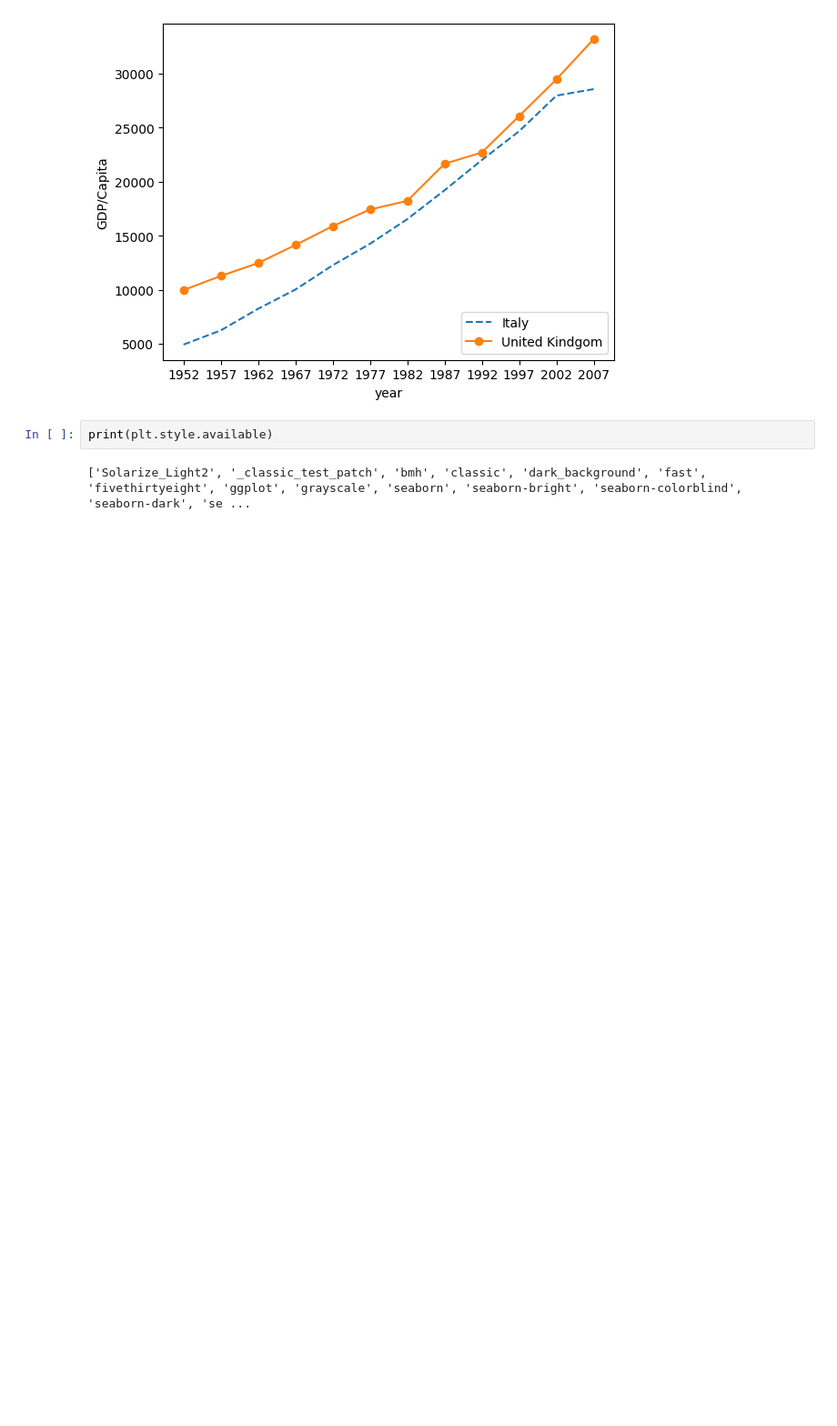
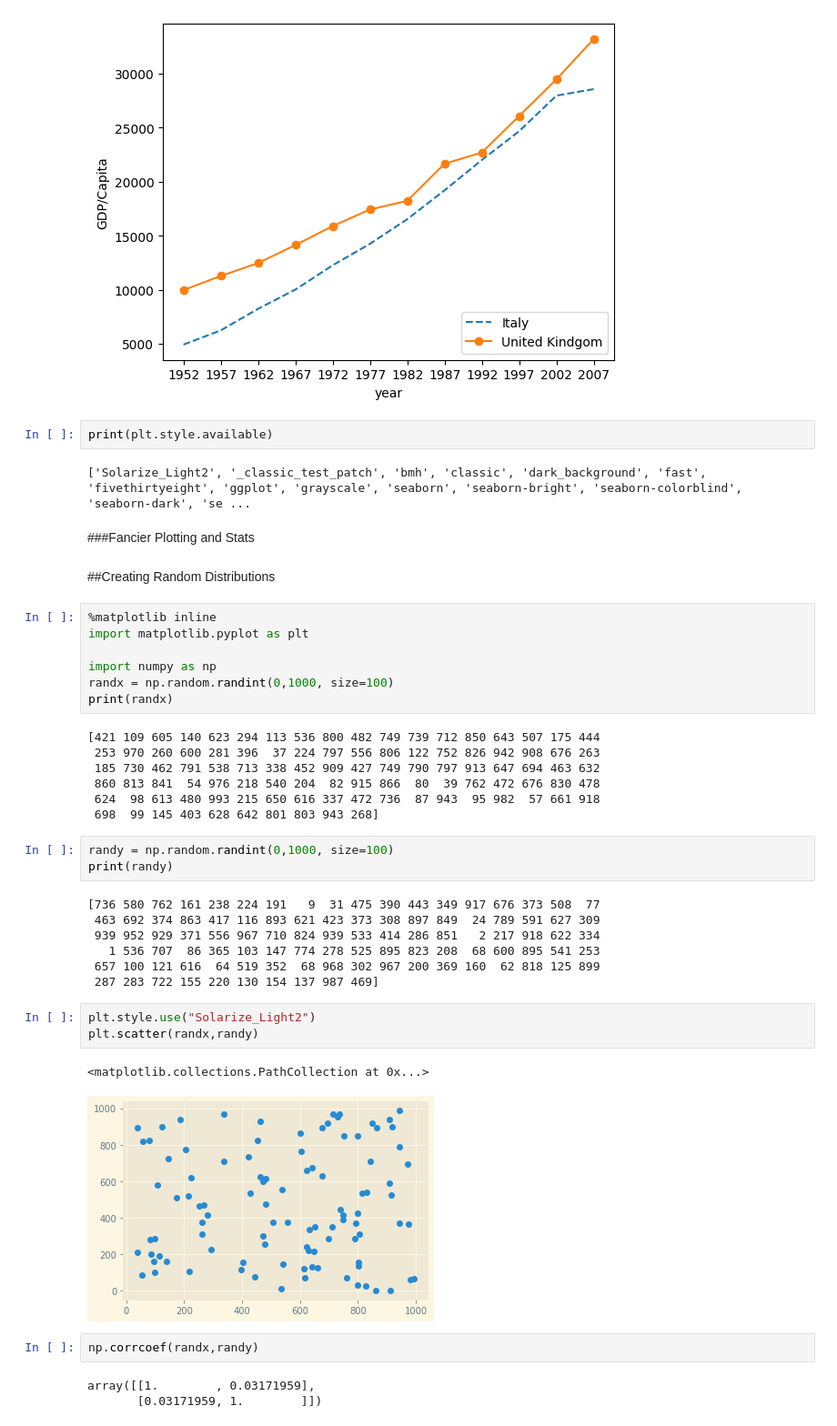
Before and after one commit to Matt9120/PracComp2022, a Jupyter notebook: PracComp2022.ipynb, the cells around one changed output. Shown: that part at 91% size. Cells and saved outputs as stored; diff of their text form; blank space fills up the shorter version.

Commit message:
Learning Graphs

```diff
--- a/PracComp2022.ipynb
+++ b/PracComp2022.ipynb
@@ -612,3 +612,42 @@ plt.legend(loc='lower right')
 print(plt.style.available)
 # %% [output]
 ['Solarize_Light2', '_classic_test_patch', 'bmh', 'classic', 'dark_background', 'fast', 'fivethirtyeight', 'ggplot', 'grayscale', 'seaborn', 'seaborn-bright', 'seaborn-colorblind', 'seaborn-dark', 'se ...
+# %% [markdown]
+###Fancier Plotting and Stats
+# %% [markdown]
+##Creating Random Distributions
+# %%
+%matplotlib inline
+import matplotlib.pyplot as plt
+
+import numpy as np
+randx = np.random.randint(0,1000, size=100)
+print(randx)
+# %% [output]
+[421 109 605 140 623 294 113 536 800 482 749 739 712 850 643 507 175 444
+ 253 970 260 600 281 396  37 224 797 556 806 122 752 826 942 908 676 263
+ 185 730 462 791 538 713 338 452 909 427 749 790 797 913 647 694 463 632
+ 860 813 841  54 976 218 540 204  82 915 866  80  39 762 472 676 830 478
+ 624  98 613 480 993 215 650 616 337 472 736  87 943  95 982  57 661 918
+ 698  99 145 403 628 642 801 803 943 268]
+# %%
+randy = np.random.randint(0,1000, size=100)
+print(randy)
+# %% [output]
+[736 580 762 161 238 224 191   9  31 475 390 443 349 917 676 373 508  77
+ 463 692 374 863 417 116 893 621 423 373 308 897 849  24 789 591 627 309
+ 939 952 929 371 556 967 710 824 939 533 414 286 851   2 217 918 622 334
+   1 536 707  86 365 103 147 774 278 525 895 823 208  68 600 895 541 253
+ 657 100 121 616  64 519 352  68 968 302 967 200 369 160  62 818 125 899
+ 287 283 722 155 220 130 154 137 987 469]
+# %%
+plt.style.use("Solarize_Light2")
+plt.scatter(randx,randy)
+# %% [output]
+<matplotlib.collections.PathCollection at 0x...>
+[figure, added]
+# %%
+np.corrcoef(randx,randy)
+# %% [output]
+array([[1.        , 0.03171959],
+       [0.03171959, 1.        ]])
```
Also changed, not shown: parts of 12 cells of this notebook.
